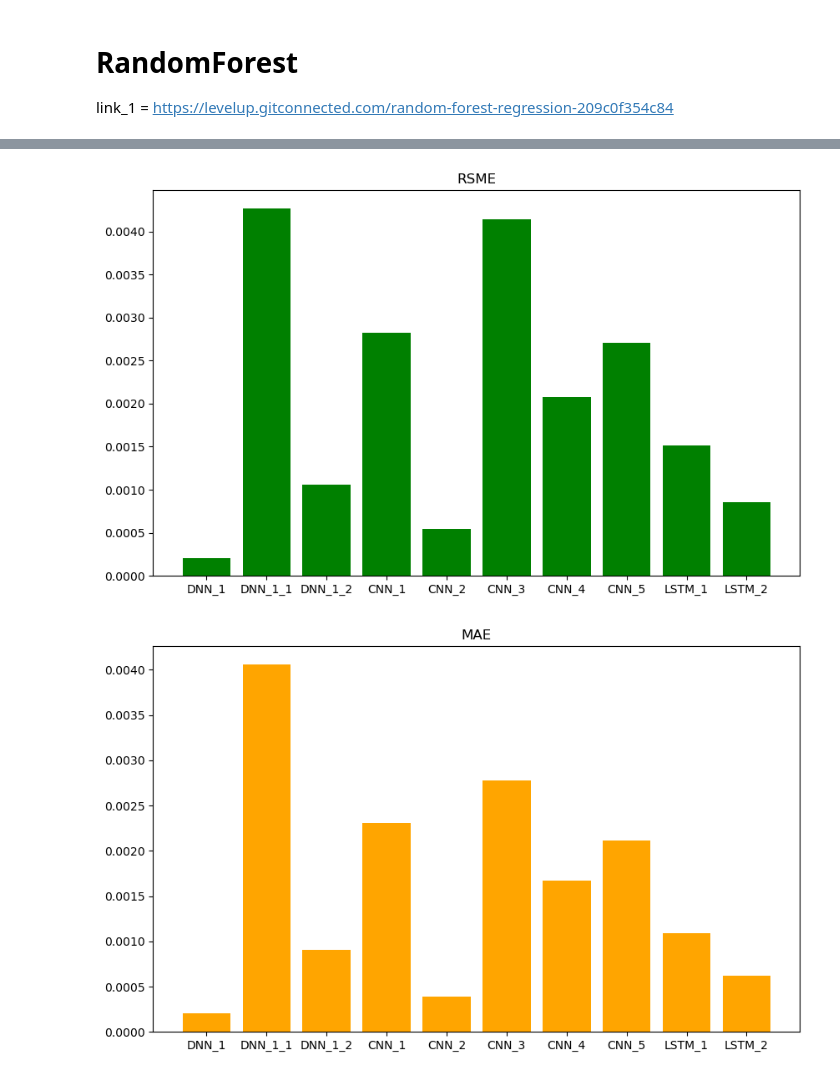
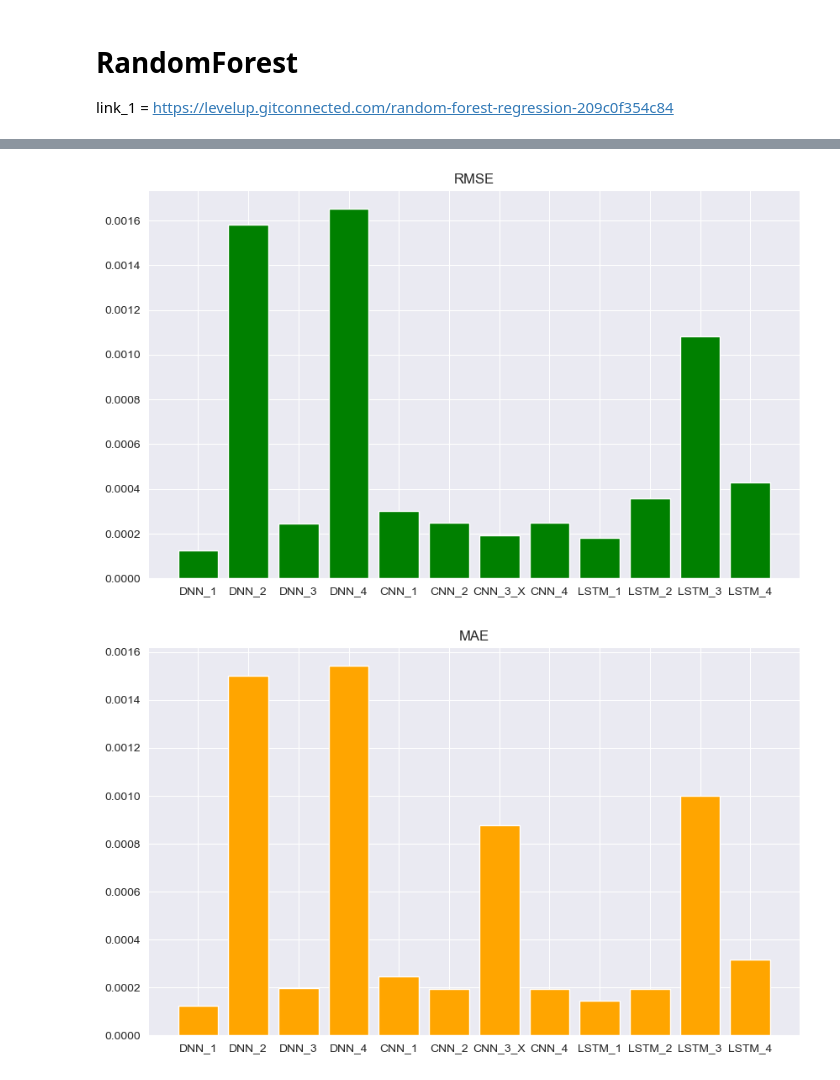
Before and after one commit to BhawitBalodi/State-Of-Health-Of-Battery, a Jupyter notebook: SOC_estimation.ipynb, the cells around one changed output, grey strips where cells are left out. Cells and saved outputs as stored; diff of their text form; code cells hidden in the pictures.

```diff
--- a/SOC_estimation.ipynb
+++ b/SOC_estimation.ipynb
@@ -98,0 +135,9 @@ df.describe()
+# %%
+sns.set_style("darkgrid")
+plt.figure(figsize=(14, 10))
+plt.plot(df['SOC'],color='orange')
+plt.plot(df['Integral_soc'],color='green')
+plt.ylabel('SOC')
+plt.xlabel('Time')
+plt.legend(["Soc", "Interal Soc"], loc ="upper left")
+plt.title('Trial Dataset')
@@ -947,23 +1100,23 @@ score is : 0.9999999997492006
 # %%
 
-rmse_score = {'DNN_1':0.0002110,'DNN_1_1':0.0042638,'DNN_1_2':0.0010581,'CNN_1':0.0028263,'CNN_2':0.000548365,
-              'CNN_3':0.00414460,'CNN_4':0.00207405,'CNN_5':0.002706635,'LSTM_1':0.0015119,
-             'LSTM_2':0.00085137}
+rmse_score = { 'DNN_1':0.000124903,'DNN_2':0.001580797,'DNN_3':0.00024606,'DNN_4':0.00165169,'CNN_1':0.00030274,
+              'CNN_2':0.00024752,'CNN_3_X':0.0001937482,'CNN_4':0.00024752,'LSTM_1':0.0001818,
+             'LSTM_2':0.000358092, 'LSTM_3':0.00108152, 'LSTM_4':0.000430131 }
 names = list(rmse_score.keys())
 values = list(rmse_score.values())
 
 
 plt.figure(figsize=(10,6))
 plt.bar(range(len(rmse_score)), values, tick_label=names,color='green')
 
-plt.title('RSME')
+plt.title('RMSE')
 plt.show()
 # %% [output]
-[figure, old version]
+[figure, new version]
 # %%
-mae_score = {'DNN_1':0.000201956,'DNN_1_1':0.004056,'DNN_1_2': 0.00090394,'CNN_1':0.00230649,'CNN_2':0.00039299,
-              'CNN_3':0.0027733,'CNN_4':0.00167439,'CNN_5':0.002115766,'LSTM_1':0.0010934,
-             'LSTM_2':0.00062048}
+mae_score = {'DNN_1':0.00012197381,'DNN_2':0.0015,'DNN_3':0.000198389,'DNN_4':0.0015421,'CNN_1':0.0002456,
+              'CNN_2':0.0001949,'CNN_3_X':0.000875852,'CNN_4':0.00019496,'LSTM_1':0.00014606,
+             'LSTM_2':0.0001939, 'LSTM_3':0.00099921, 'LSTM_4':0.0003164 }
 
 names_mae = list(mae_score.keys())
 values_mae = list(mae_score.values())
@@ -973,4 +1126,4 @@ plt.bar(range(len(mae_score)), values_mae, tick_label=names_mae,color='orange')
 plt.title('MAE')
 plt.show()
 # %% [output]
-[figure, old version]
+[figure, new version]
```
Also changed, not shown: parts of 112 cells of this notebook.
